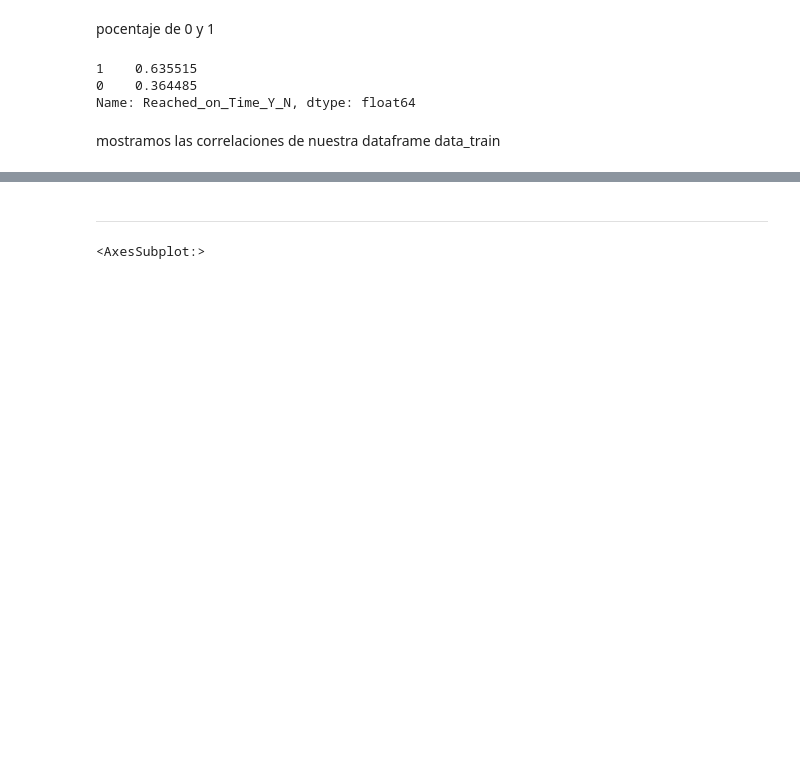
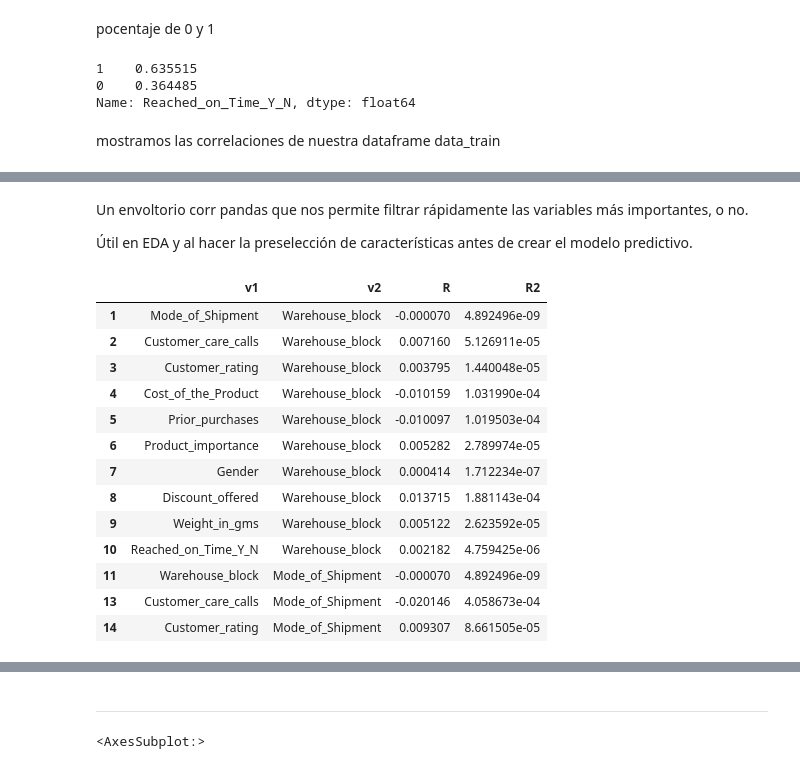
Before and after one commit to josleo/PI01-2, a Jupyter notebook: limpieza.ipynb, the cells around one changed output, grey strips where cells are left out. Drawn from its saved outputs; the diff is of its cells as text; code cells hidden in the pictures; blank space fills up the shorter version.

```diff
--- a/limpieza.ipynb
+++ b/limpieza.ipynb
@@ -270,0 +258,25 @@ data_train.corr()
+# %% [markdown]
+Un envoltorio corr pandas que nos permite filtrar rápidamente las variables más importantes, o no.
+
+Útil en EDA y al hacer la preselección de características antes de crear el modelo predictivo.
+# %%
+from funpymodeling.exploratory import corr_pair #importamos  esta libreria para poder visualizar mejor las correlaciones
+res=corr_pair(data_train)
+res.head(13)
+#Un envoltorio corr pandas que nos permite filtrar rápidamente las variables más importantes, o no.
+#Útil en EDA y al hacer la preselección de características antes de crear el modelo predictivo.
+# %% [output]
+|  | v1 | v2 | R | R2 |
+| 1 | Mode_of_Shipment | Warehouse_block | -0.000070 | 4.892496e-09 |
+| 2 | Customer_care_calls | Warehouse_block | 0.007160 | 5.126911e-05 |
+| 3 | Customer_rating | Warehouse_block | 0.003795 | 1.440048e-05 |
+| 4 | Cost_of_the_Product | Warehouse_block | -0.010159 | 1.031990e-04 |
+| 5 | Prior_purchases | Warehouse_block | -0.010097 | 1.019503e-04 |
+| 6 | Product_importance | Warehouse_block | 0.005282 | 2.789974e-05 |
+| 7 | Gender | Warehouse_block | 0.000414 | 1.712234e-07 |
+| 8 | Discount_offered | Warehouse_block | 0.013715 | 1.881143e-04 |
+| 9 | Weight_in_gms | Warehouse_block | 0.005122 | 2.623592e-05 |
+| 10 | Reached_on_Time_Y_N | Warehouse_block | 0.002182 | 4.759425e-06 |
+| 11 | Warehouse_block | Mode_of_Shipment | -0.000070 | 4.892496e-09 |
+| 13 | Customer_care_calls | Mode_of_Shipment | -0.020146 | 4.058673e-04 |
+| 14 | Customer_rating | Mode_of_Shipment | 0.009307 | 8.661505e-05 |
```
Also changed, not shown: parts of 18 cells of this notebook.
